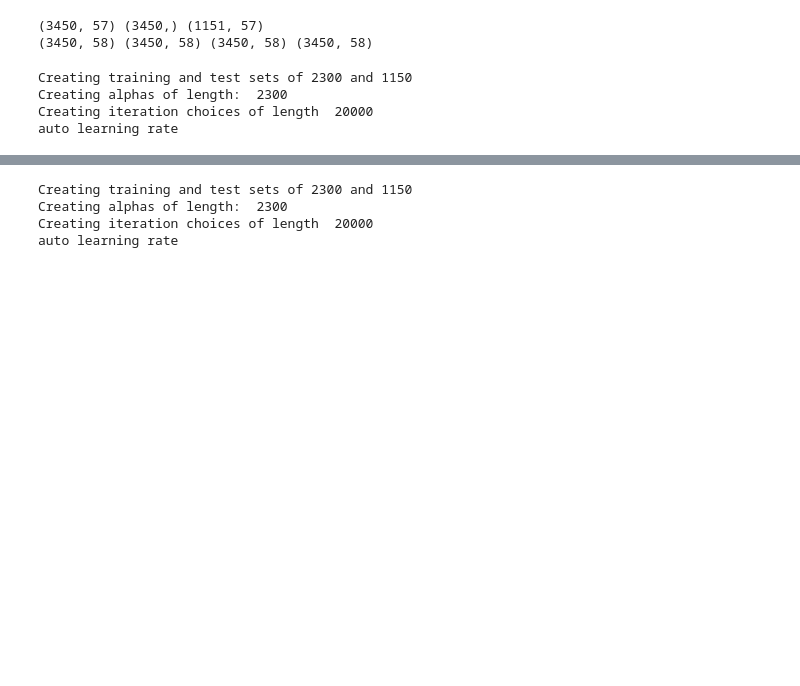
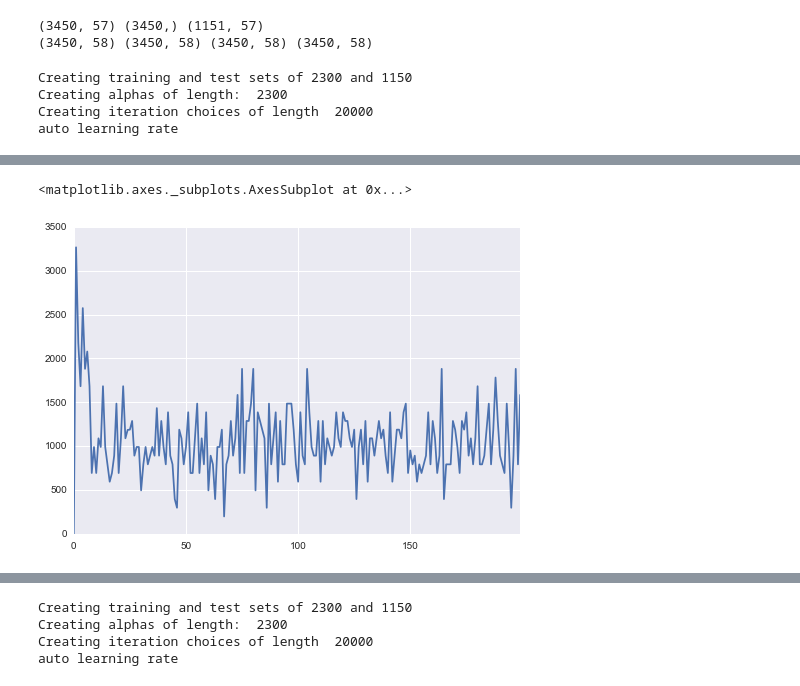
Before and after one commit to bllchmbrs/ml289, a Jupyter notebook: hw3/Kernel Logistic - 2400 v2.ipynb, the cells around one changed output, grey strips where cells are left out. Drawn from its saved outputs; the diff is of its cells as text; code cells hidden in the pictures; blank space fills up the shorter version.

```diff
--- a/hw3/Kernel Logistic - 2400 v2.ipynb
+++ b/hw3/Kernel Logistic - 2400 v2.ipynb
@@ -122,3 +122,8 @@ risks.plot(title='Risk is summed over the previous 100 training examples losses'
+# %%
+risks.training_risk.plot()
+# %% [output]
+<matplotlib.axes._subplots.AxesSubplot at 0x...>
+[figure, added]
 # %%
 print(risks.validation_risk.mean())
 # %% [output]
```
Also changed, not shown: parts of 2 cells of this notebook, 6 other files.
